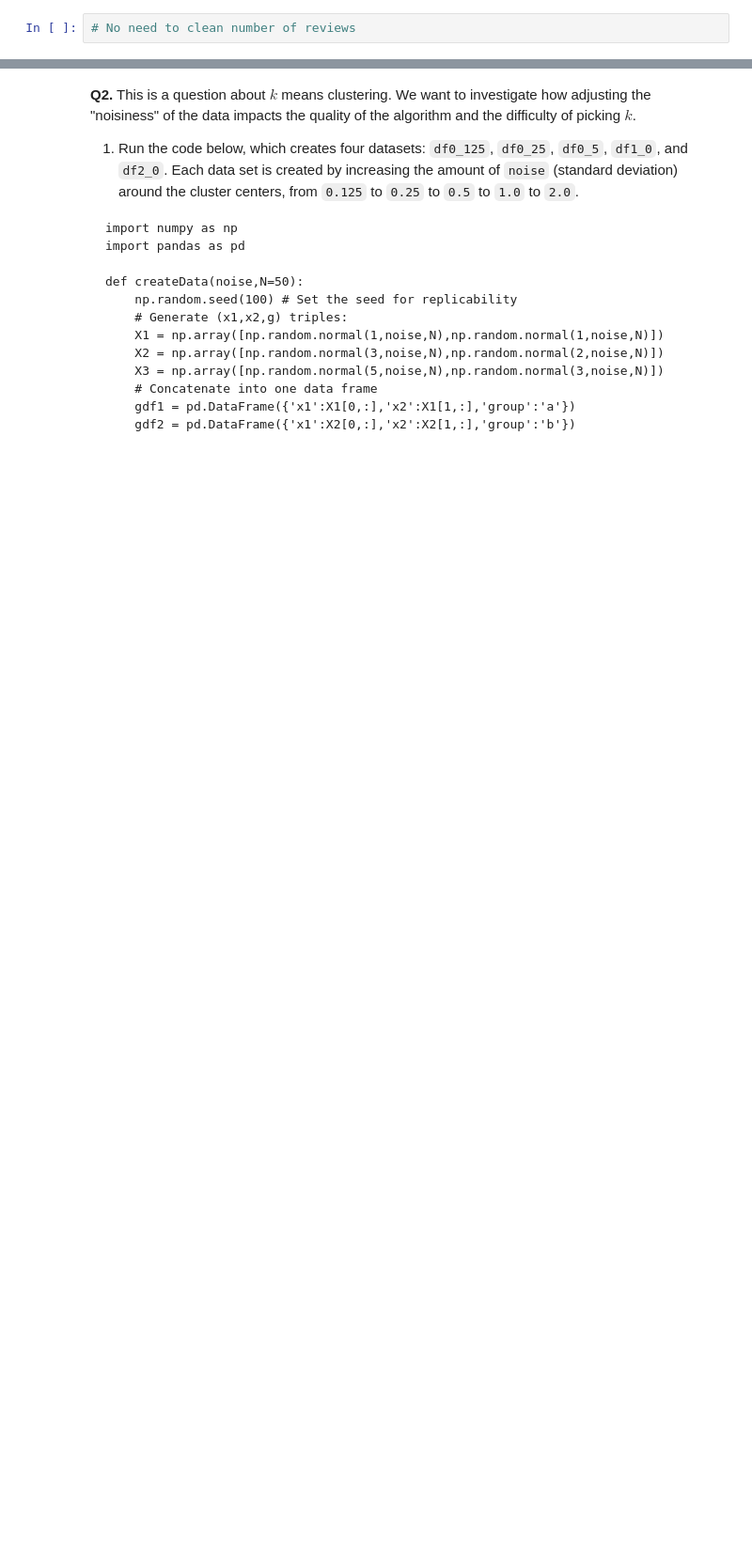
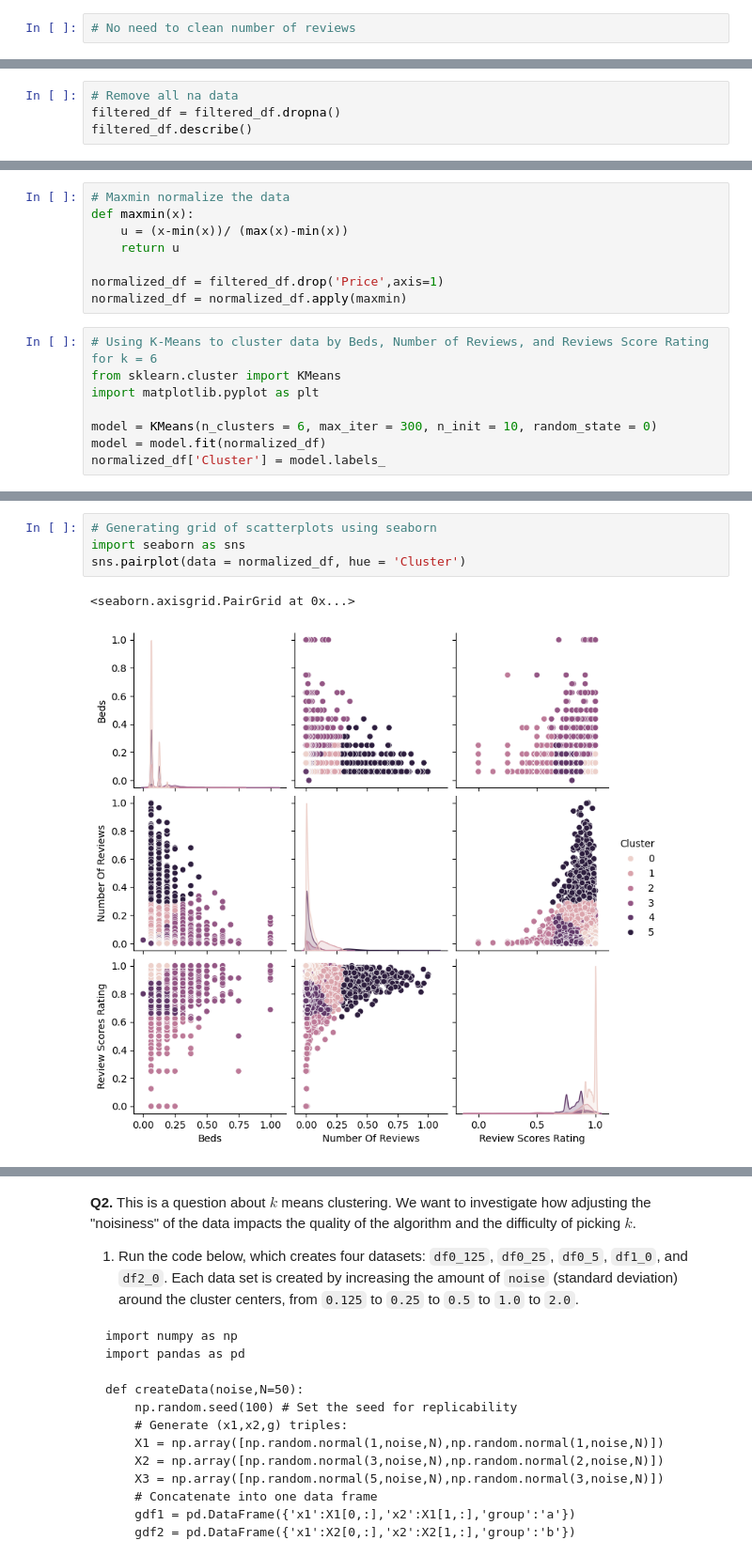
Before and after one commit to hmz4kf/kmc, a Jupyter notebook: assignment_kmc.ipynb, the cells around one changed output, grey strips where cells are left out. Shown at 94% size. Drawn from its saved outputs; the diff is of its cells as text; blank space fills up the shorter version.

```diff
--- a/assignment_kmc.ipynb
+++ b/assignment_kmc.ipynb
@@ -77,0 +84,4 @@ KeyError: 'Score'
+# %%
+# Remove all na data
+filtered_df = filtered_df.dropna()
+filtered_df.describe()
@@ -77,0 +98,16 @@ KeyError: 'Score'
+# %%
+# Maxmin normalize the data
+def maxmin(x):
+    u = (x-min(x))/ (max(x)-min(x))
+    return u
+
+normalized_df = filtered_df.drop('Price',axis=1)
+normalized_df = normalized_df.apply(maxmin)
+# %%
+# Using K-Means to cluster data by Beds, Number of Reviews, and Reviews Score Rating for k = 6
+from sklearn.cluster import KMeans
+import matplotlib.pyplot as plt
+
+model = KMeans(n_clusters = 6, max_iter = 300, n_init = 10, random_state = 0)
+model = model.fit(normalized_df)
+normalized_df['Cluster'] = model.labels_
@@ -77,0 +126,7 @@ KeyError: 'Score'
+# %%
+# Generating grid of scatterplots using seaborn
+import seaborn as sns
+sns.pairplot(data = normalized_df, hue = 'Cluster')
+# %% [output]
+<seaborn.axisgrid.PairGrid at 0x...>
+[figure, added]
```
Also changed, not shown: parts of 33 cells of this notebook.
